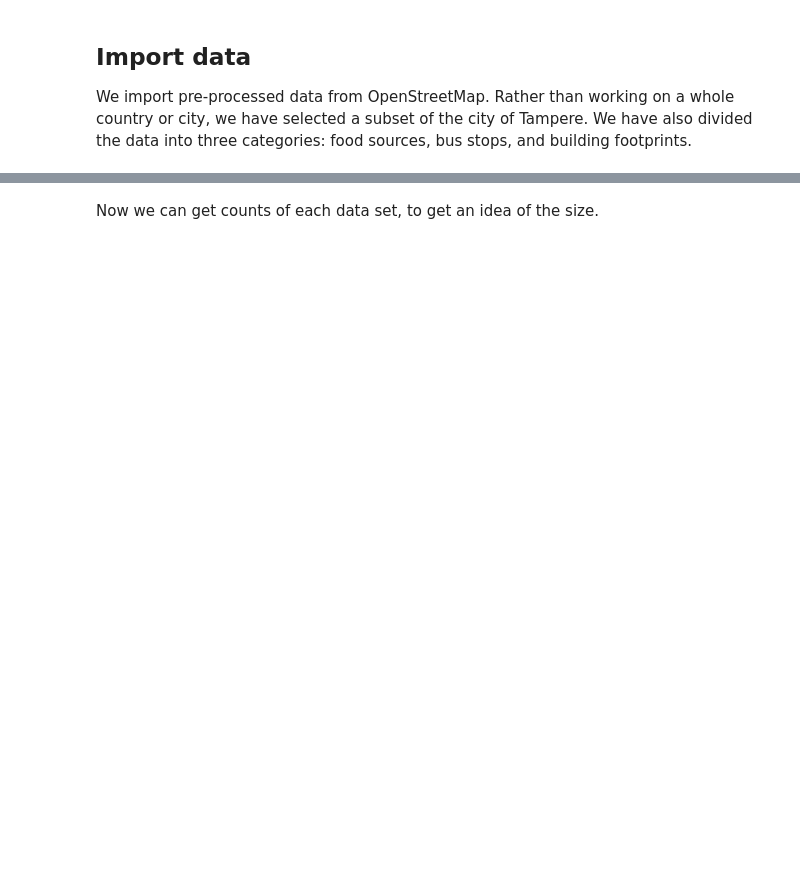
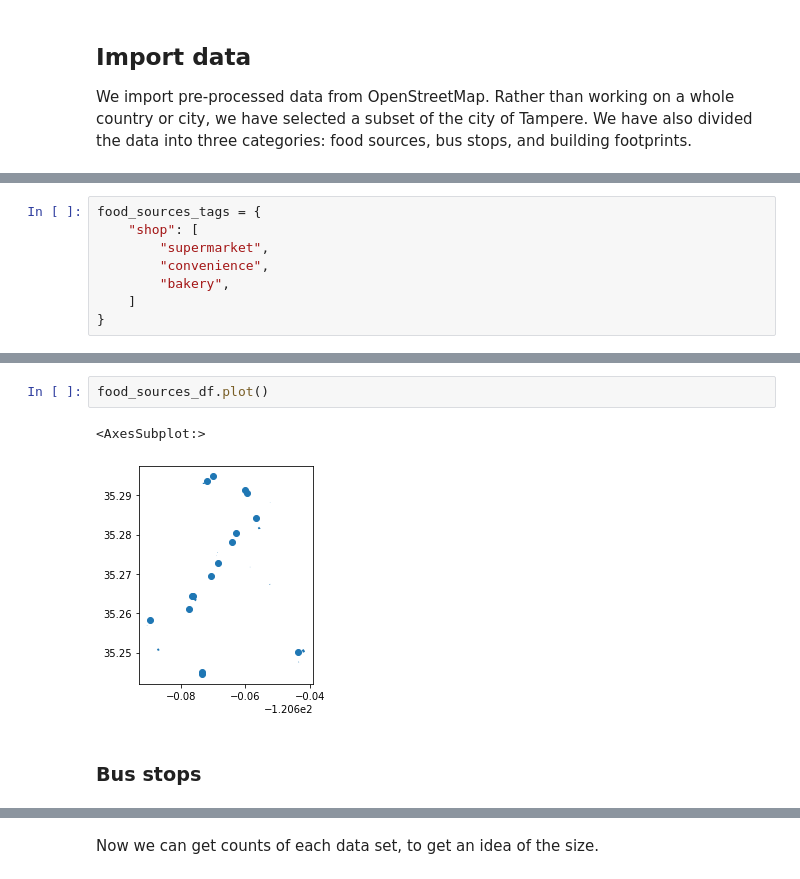
Before and after one commit to SustainableUrbanDesign/app, a Jupyter notebook: experiments/notebooks/proximity.ipynb, the cells around one changed output, grey strips where cells are left out. Saved outputs shown, nothing was run; the diff lists cells and outputs as text; blank space fills up the shorter version.

```diff
--- a/experiments/notebooks/proximity.ipynb
+++ b/experiments/notebooks/proximity.ipynb
@@ -21,0 +32,8 @@ buildings = geopandas.read_file(building_footprints_file)
+# %%
+food_sources_tags = {
+    "shop": [
+        "supermarket",
+        "convenience",
+        "bakery",
+    ]
+}
@@ -21,0 +55,7 @@ buildings = geopandas.read_file(building_footprints_file)
+# %%
+food_sources_df.plot()
+# %% [output]
+<AxesSubplot:>
+[figure, added]
+# %% [markdown]
+### Bus stops
```
Also changed, not shown: parts of 22 cells of this notebook.
